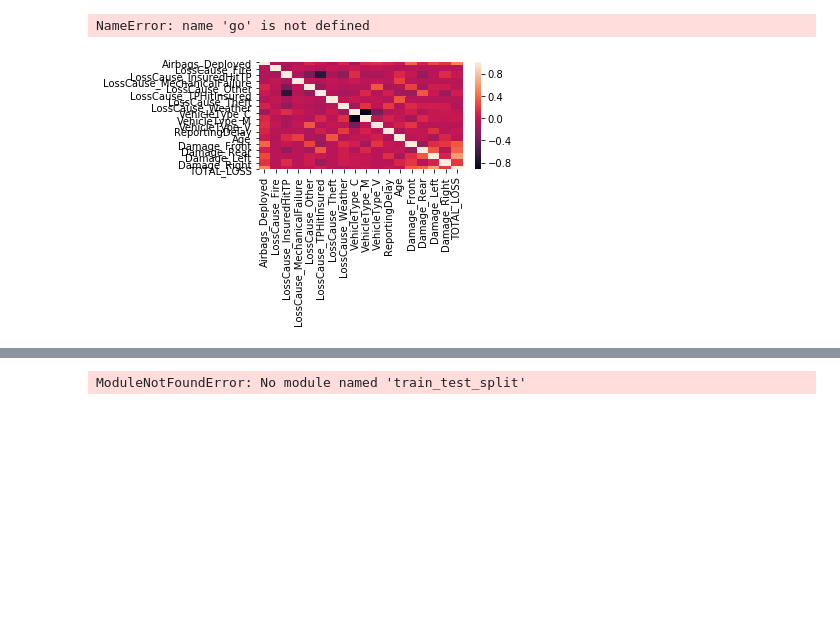
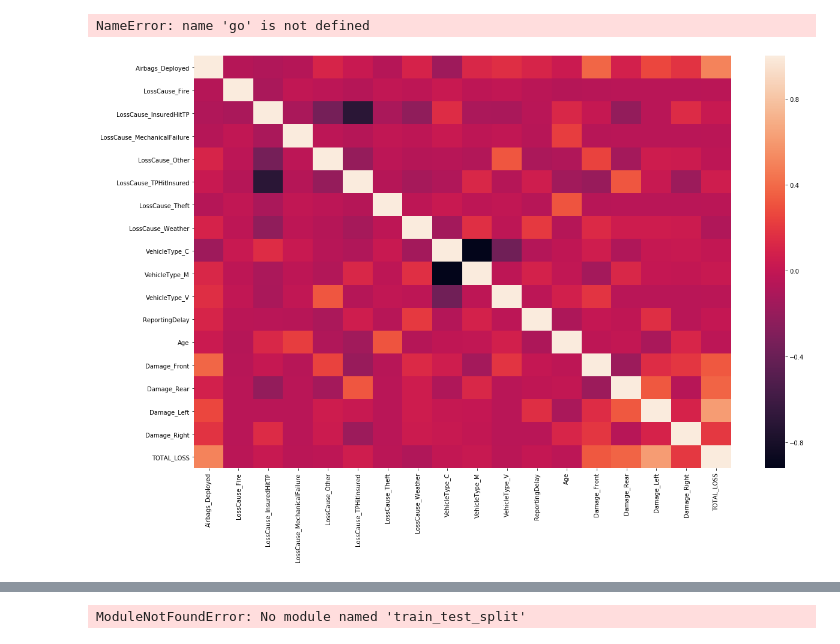
Before and after one commit to rrStein/datathon, a Jupyter notebook: datahonDev.ipynb, the cells around one changed output, grey strips where cells are left out. Saved outputs shown, nothing was run; the diff lists cells and outputs as text; code cells hidden in the pictures; blank space fills up the shorter version.

```diff
--- a/datahonDev.ipynb
+++ b/datahonDev.ipynb
@@ -190,11 +191,13 @@ plotly.offline.iplot({
 NameError: name 'go' is not defined
 # %%
 correl = data.corr()
+fig, ax = plt.subplots(figsize=(18,12))
 sns.heatmap(correl, xticklabels=correl.columns, yticklabels=correl.columns)
 plt.tight_layout()
 plt.show()
+fig.savefig('correlationg.png')
 # %% [output]
-[figure, old version]
+[figure, new version]
 # %%
 correl
 # %% [output]
```
Also changed, not shown: parts of 5 cells of this notebook.
